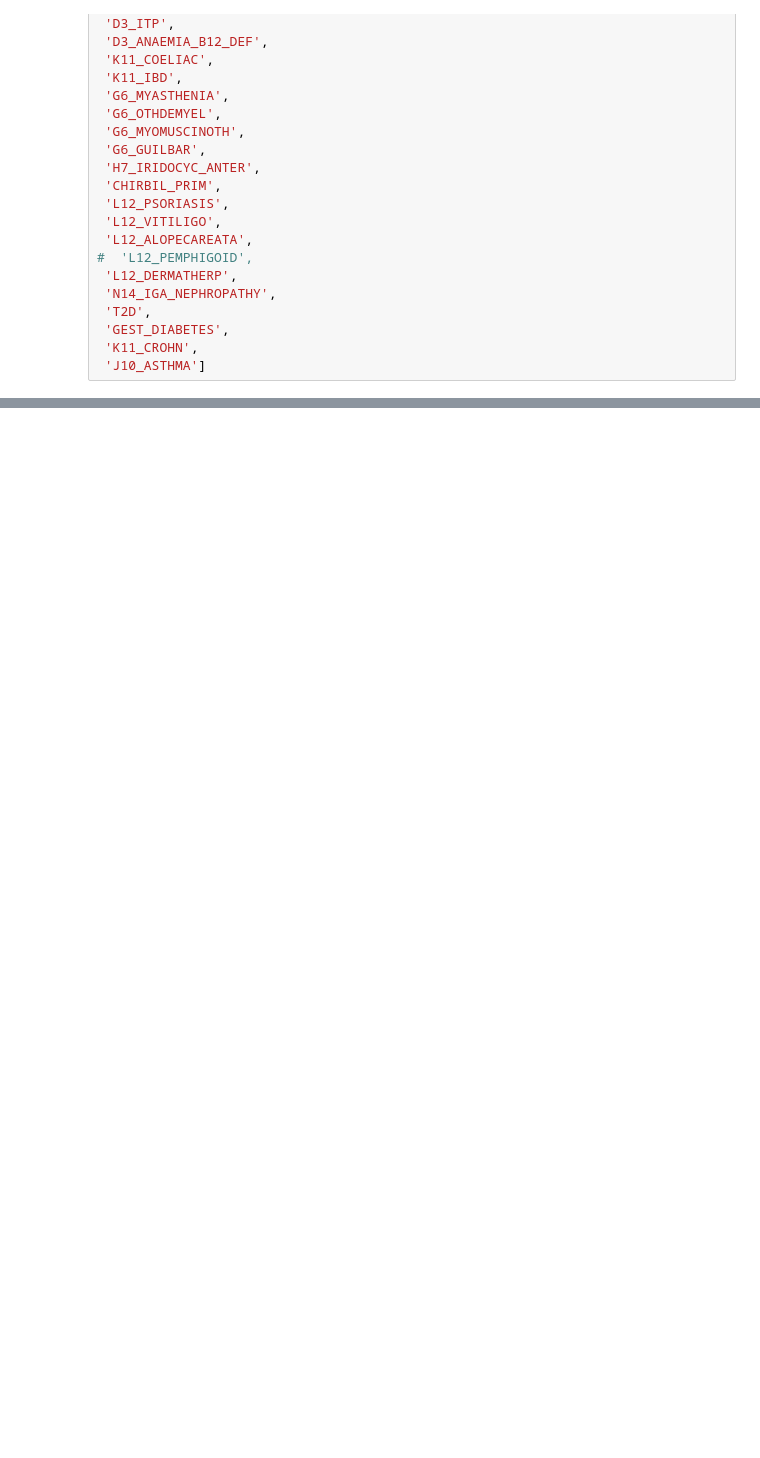
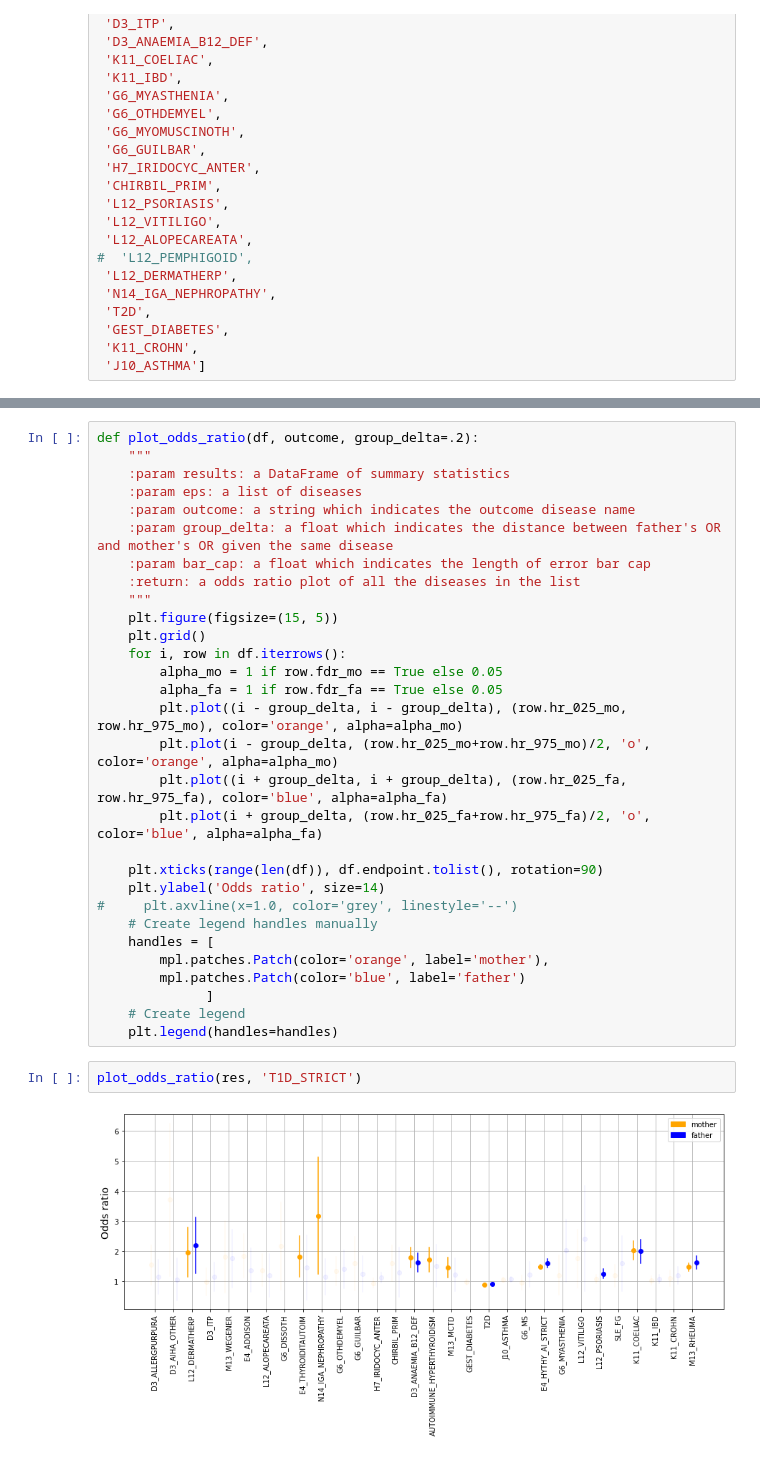
Before and after one commit to dsgelab/familial_tractories, a Jupyter notebook: ldsc.ipynb, the cells around one changed output, grey strips where cells are left out. Cells and saved outputs as stored; diff of their text form; blank space fills up the shorter version.

```diff
--- a/ldsc.ipynb
+++ b/ldsc.ipynb
@@ -231,0 +342,34 @@ pd.read_csv(data_dir+'/autoimmune_gwas_sumstats/GCST90014023_buildGRCh38.tsv', n
+# %%
+def plot_odds_ratio(df, outcome, group_delta=.2):
+    """
+    :param results: a DataFrame of summary statistics
+    :param eps: a list of diseases
+    :param outcome: a string which indicates the outcome disease name
+    :param group_delta: a float which indicates the distance between father's OR and mother's OR given the same disease
+    :param bar_cap: a float which indicates the length of error bar cap
+    :return: a odds ratio plot of all the diseases in the list
+    """
+    plt.figure(figsize=(15, 5))
+    plt.grid()
+    for i, row in df.iterrows():
+        alpha_mo = 1 if row.fdr_mo == True else 0.05
+        alpha_fa = 1 if row.fdr_fa == True else 0.05
+        plt.plot((i - group_delta, i - group_delta), (row.hr_025_mo, row.hr_975_mo), color='orange', alpha=alpha_mo)
+        plt.plot(i - group_delta, (row.hr_025_mo+row.hr_975_mo)/2, 'o', color='orange', alpha=alpha_mo)
+        plt.plot((i + group_delta, i + group_delta), (row.hr_025_fa, row.hr_975_fa), color='blue', alpha=alpha_fa)
+        plt.plot(i + group_delta, (row.hr_025_fa+row.hr_975_fa)/2, 'o', color='blue', alpha=alpha_fa)
+
+    plt.xticks(range(len(df)), df.endpoint.tolist(), rotation=90)
+    plt.ylabel('Odds ratio', size=14)
+#     plt.axvline(x=1.0, color='grey', linestyle='--')
+    # Create legend handles manually
+    handles = [
+        mpl.patches.Patch(color='orange', label='mother'),
+        mpl.patches.Patch(color='blue', label='father')
+              ]
+    # Create legend
+    plt.legend(handles=handles)
+# %%
+plot_odds_ratio(res, 'T1D_STRICT')
+# %% [output]
+[figure, added]
```
Also changed, not shown: parts of 37 cells of this notebook, 1 other file.
